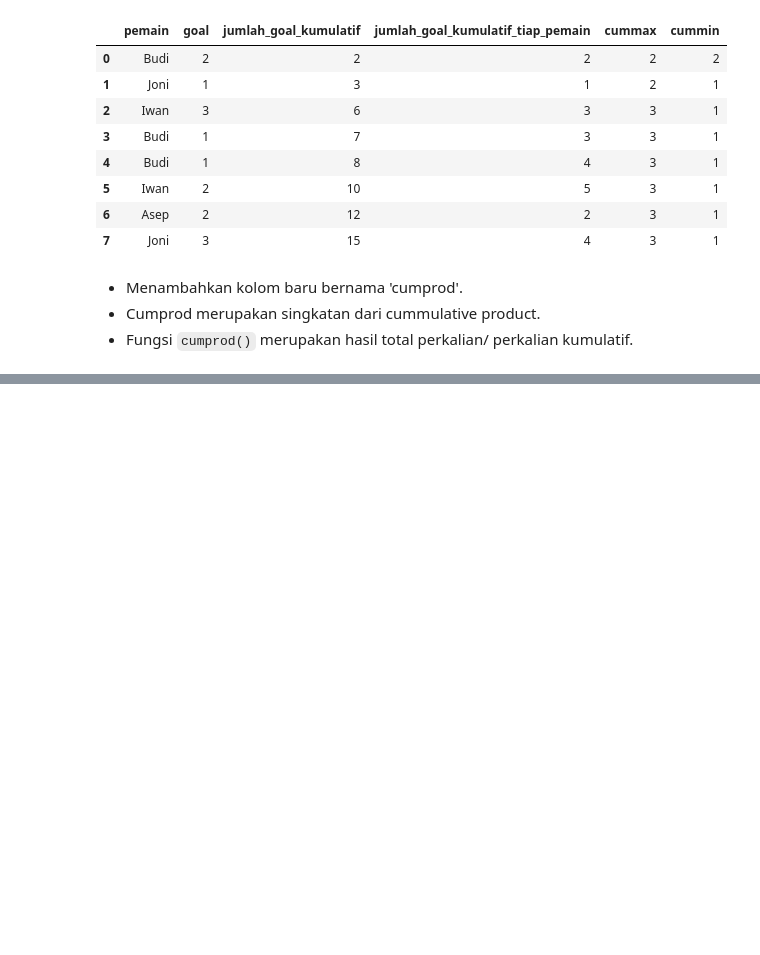
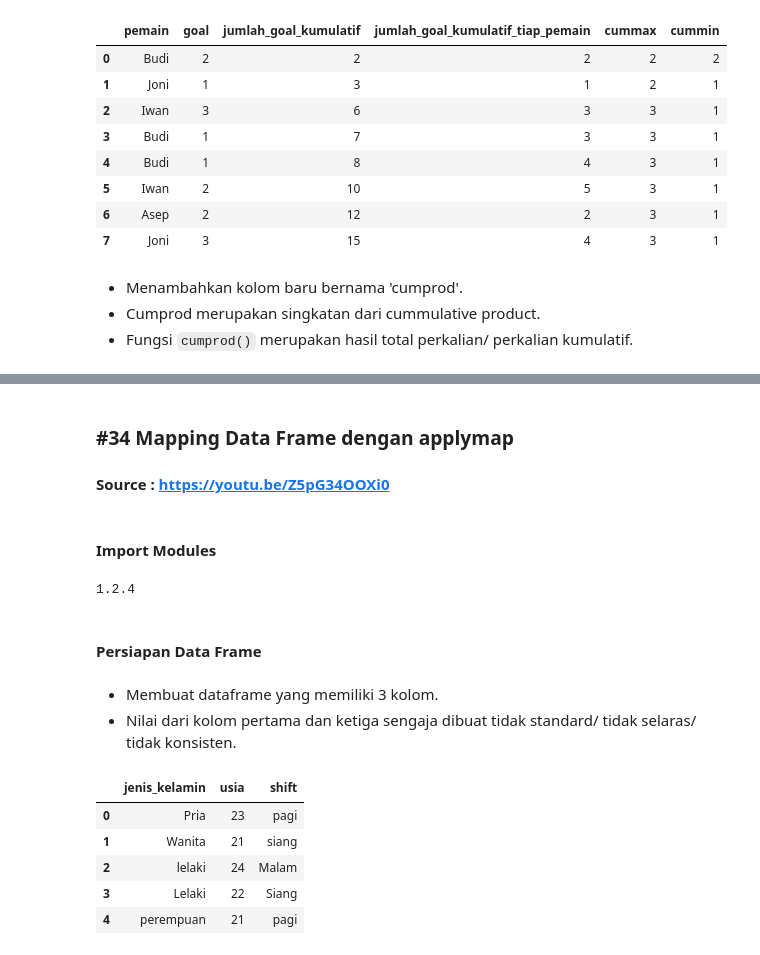
Before and after one commit to AlbertusAlanMehetabel/trik_pandas, a Jupyter notebook: Trik_Pandas_09.ipynb, the cells around one changed output, grey strips where cells are left out. Cells and saved outputs as stored; diff of their text form; code cells hidden in the pictures; blank space fills up the shorter version.

Commit message:
Update: Add 'Mapping Data Frame dengan applymap' tricks
- Add 'Mapping pada Data Frame dengan applymap()' points
- Add 'applymap() dengan Dictionary' points

```diff
--- a/Trik_Pandas_09.ipynb
+++ b/Trik_Pandas_09.ipynb
@@ -131,3 +131,33 @@ df
 | 5 | Iwan | 2 | 10 | 5 | 3 | 1 | 12 |
 | 6 | Asep | 2 | 12 | 2 | 3 | 1 | 24 |
 | 7 | Joni | 3 | 15 | 4 | 3 | 1 | 72 |
+# %% [markdown]
+####
+### #34 Mapping Data Frame dengan applymap
+#### Source : https://youtu.be/Z5pG34OOXi0
+# %% [markdown]
+#### Import Modules
+# %%
+import pandas as pd
+
+# Cek versi
+print(pd.__version__)
+# %% [output]
+1.2.4
+# %% [markdown]
+#### Persiapan Data Frame
+# %% [markdown]
+- Membuat dataframe yang memiliki 3 kolom.
+- Nilai dari kolom pertama dan ketiga sengaja dibuat tidak standard/ tidak selaras/ tidak konsisten.
+# %%
+df = pd.DataFrame({'jenis_kelamin':['Pria', 'Wanita', 'lelaki', 'Lelaki', 'perempuan'],
+                   'usia':[23, 21, 24, 22, 21],
+                   'shift':['pagi', 'siang', 'Malam', 'Siang', 'pagi']})
+df
+# %% [output]
+|  | jenis_kelamin | usia | shift |
+| 0 | Pria | 23 | pagi |
+| 1 | Wanita | 21 | siang |
+| 2 | lelaki | 24 | Malam |
+| 3 | Lelaki | 22 | Siang |
+| 4 | perempuan | 21 | pagi |
```
Also changed, not shown: parts of 8 cells of this notebook.
